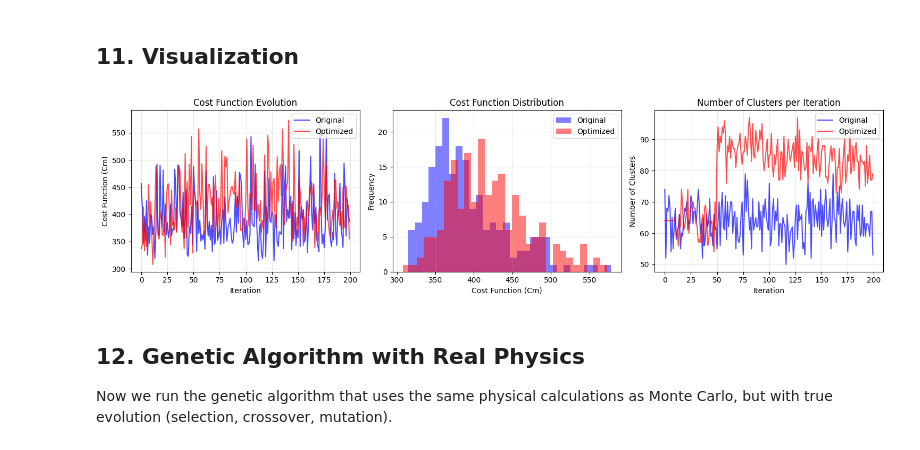
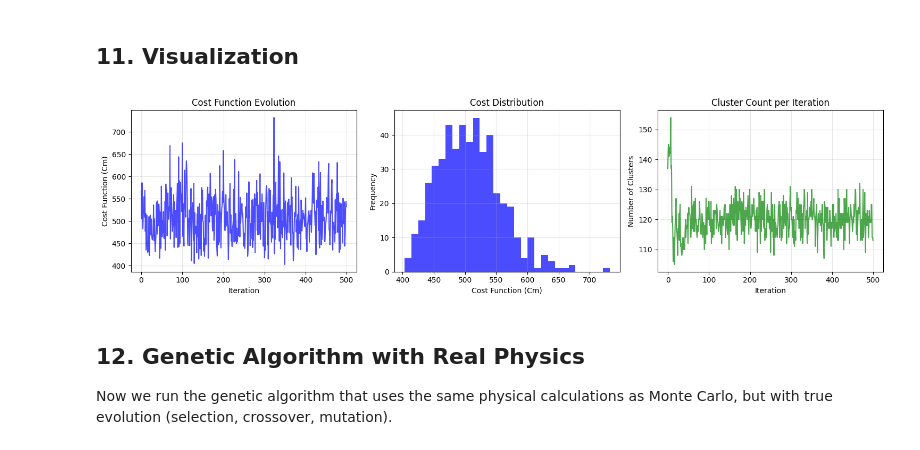
Before and after one commit to mindPazi/antenna-clustering, a Jupyter notebook: irregular/optimization/pyvers/clustering_comparison.ipynb, the cells around one changed output. Cells and saved outputs as stored; diff of their text form; code cells hidden in the pictures.

```diff
--- a/irregular/optimization/pyvers/clustering_comparison.ipynb
+++ b/irregular/optimization/pyvers/clustering_comparison.ipynb
@@ -104,7 +104,7 @@ class ClusterConfig:
     - max_cluster_size: maximum number of elements in a cluster (1 to N).
     - min_cluster_size: minimum number of elements in a cluster (default 1).
     """
-    max_cluster_size: int = 4
+    max_cluster_size: int = 3
     min_cluster_size: int = 1
 
 print("Configuration classes defined!")
@@ -877,11 +874,11 @@ Iterations: 200
 ## 9. OPTIMIZED Test
 # %%
 print("="*70)
-print("TEST OPTIMIZED ALGORITHM (use_optimizations=True)")
+print("RUNNING MONTE CARLO OPTIMIZATION")
 print("="*70)
 
 np.random.seed(SEED)
-optimizer_optimized = IrregularClusteringMonteCarlo(array, cluster_config, sim_config)
-results_optimized = optimizer_optimized.run(verbose=True, use_optimizations=True)
+optimizer = IrregularClusteringMonteCarlo(array, cluster_config, sim_config)
+results = optimizer.run(verbose=True)
 # %% [output]
 ======================================================================
@@ -1058,39 +1007,33 @@ To plot from terminal: python plot_results.py
 # %%
 fig, axes = plt.subplots(1, 3, figsize=(15, 4))
 
 # Cost function evolution
-axes[0].plot(results_original['all_Cm'], 'b-', alpha=0.7, label='Original')
-axes[0].plot(results_optimized['all_Cm'], 'r-', alpha=0.7, label='Optimized')
+axes[0].plot(results['all_Cm'], 'b-', alpha=0.7)
 axes[0].set_xlabel('Iteration')
 axes[0].set_ylabel('Cost Function (Cm)')
 axes[0].set_title('Cost Function Evolution')
-axes[0].legend()
 axes[0].grid(True, alpha=0.3)
 
-# Histogram of Cm values
-cm_orig = [c for c in results_original['all_Cm'] if c != float('inf') and c < 5000]
-cm_opt = [c for c in results_optimized['all_Cm'] if c != float('inf') and c < 5000]
-axes[1].hist(cm_orig, bins=30, alpha=0.5, label='Original', color='blue')
-axes[1].hist(cm_opt, bins=30, alpha=0.5, label='Optimized', color='red')
-axes[1].set_xlabel('Cost Function (Cm)')
-axes[1].set_ylabel('Frequency')
-axes[1].set_title('Cost Function Distribution')
-axes[1].legend()
-axes[1].grid(True, alpha=0.3)
+# Cost distribution (valid solutions < 5000)
+cm_valid = [c for c in results['all_Cm'] if c != float('inf') and c < 5000]
+if cm_valid:
+    axes[1].hist(cm_valid, bins=30, alpha=0.7, color='blue')
+    axes[1].set_xlabel('Cost Function (Cm)')
+    axes[1].set_ylabel('Frequency')
+    axes[1].set_title('Cost Distribution')
+    axes[1].grid(True, alpha=0.3)
 
 # Number of clusters
-axes[2].plot(results_original['all_Ntrans'], 'b-', alpha=0.7, label='Original')
-axes[2].plot(results_optimized['all_Ntrans'], 'r-', alpha=0.7, label='Optimized')
+axes[2].plot(results['all_Ntrans'], 'g-', alpha=0.7)
 axes[2].set_xlabel('Iteration')
 axes[2].set_ylabel('Number of Clusters')
-axes[2].set_title('Number of Clusters per Iteration')
-axes[2].legend()
+axes[2].set_title('Cluster Count per Iteration')
 axes[2].grid(True, alpha=0.3)
 
 plt.tight_layout()
 plt.show()
 # %% [output]
-[figure, old version]
+[figure, new version]
 # %% [markdown]
 ## 12. Genetic Algorithm with Real Physics
 
```
Also changed, not shown: parts of 16 cells of this notebook, 5 other files.
